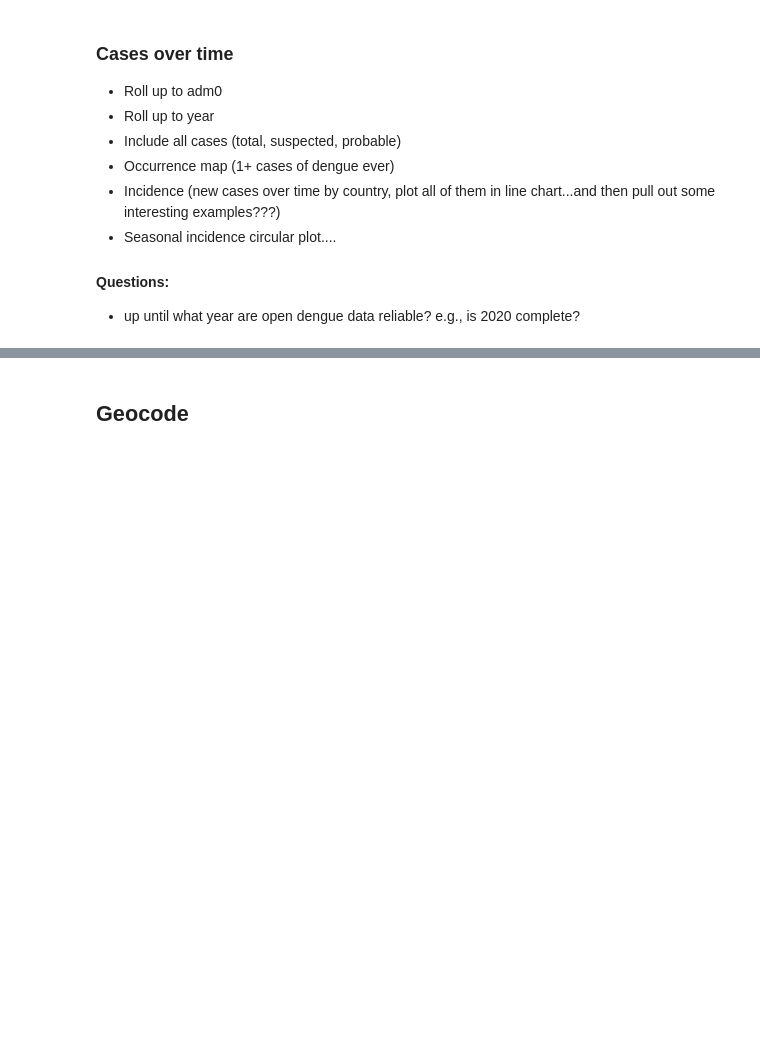
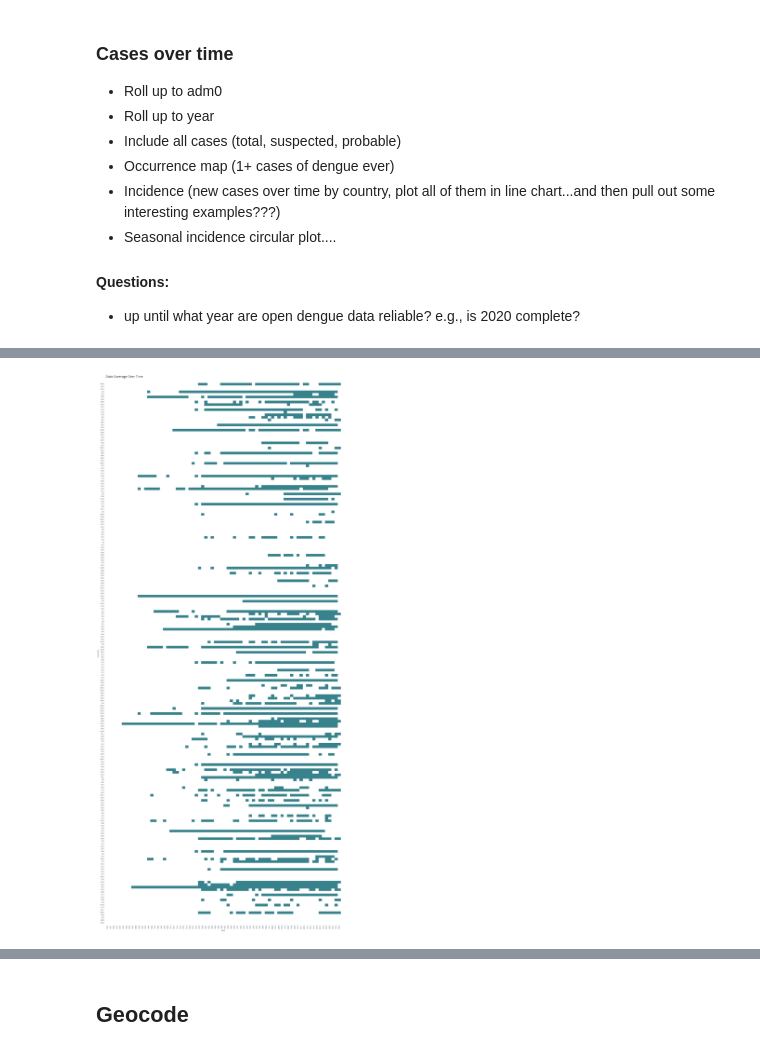
Before and after one commit to haileyrobertson/endemic-factors, a Jupyter notebook: src/ef_opendengue_cleaning.ipynb, the cells around one changed output, grey strips where cells are left out. Drawn from its saved outputs; the diff is of its cells as text; code cells hidden in the pictures; blank space fills up the shorter version.

Commit message:
pop and data covg

```diff
--- a/src/ef_opendengue_cleaning.ipynb
+++ b/src/ef_opendengue_cleaning.ipynb
@@ -279,0 +361,44 @@ open_dengue_rollup.head()
+# %%
+heatmap_data = filled_df.pivot(index='adm_0_iso3', columns='year', values='incidence').fillna(0)
+
+binary_heatmap_data = np.where(heatmap_data == 0, 0, 1)
+
+# Convert the resulting array back to a DataFrame with the original index and columns
+binary_heatmap_data = pd.DataFrame(binary_heatmap_data, index=dengue_pop['adm_0_iso3'].unique(), columns=dengue_pop['year'].unique())
+
+# Fill any remaining NaNs (if necessary) just to ensure clean data
+binary_heatmap_data.fillna(0, inplace=True)
+# %%
+# Sort the DataFrame by index (country names)
+binary_heatmap_data = binary_heatmap_data.sort_index()
+
+
+fig, ax = plt.subplots(figsize=(20, 45))  # Adjust size as needed
+
+custom_colors = ["white", colors[1]]
+
+
+# Plot the heatmap
+im = sns.heatmap(data=binary_heatmap_data, cmap=custom_colors, annot=False, fmt='g', linewidths=0, ax=ax, vmin=0, vmax=1, cbar=False)
+
+# Set tick labels and axis labels
+ax.set_xlabel('Year')
+ax.set_ylabel('Country')
+ax.set_title("Data Coverage Over Time",loc='left')
+
+# Set tick parameters
+ax.tick_params(axis='x', pad=5, length=0, labelsize=10, width=30)
+plt.setp(ax.get_xticklabels(), rotation=90)
+
+ax.tick_params(axis='y', pad=10, width=30, labelsize=10)
+ax.tick_params(top=False, bottom=True, labeltop=False, labelbottom=True)
+
+# Hide spines
+ax.spines.bottom.set_visible(False)
+ax.spines.left.set_visible(False)
+
+# Set title and show the plot
+plt.tight_layout()
+plt.show()
+# %% [output]
+[figure, added]
```
Also changed, not shown: parts of 13 cells of this notebook, 1 other file.
